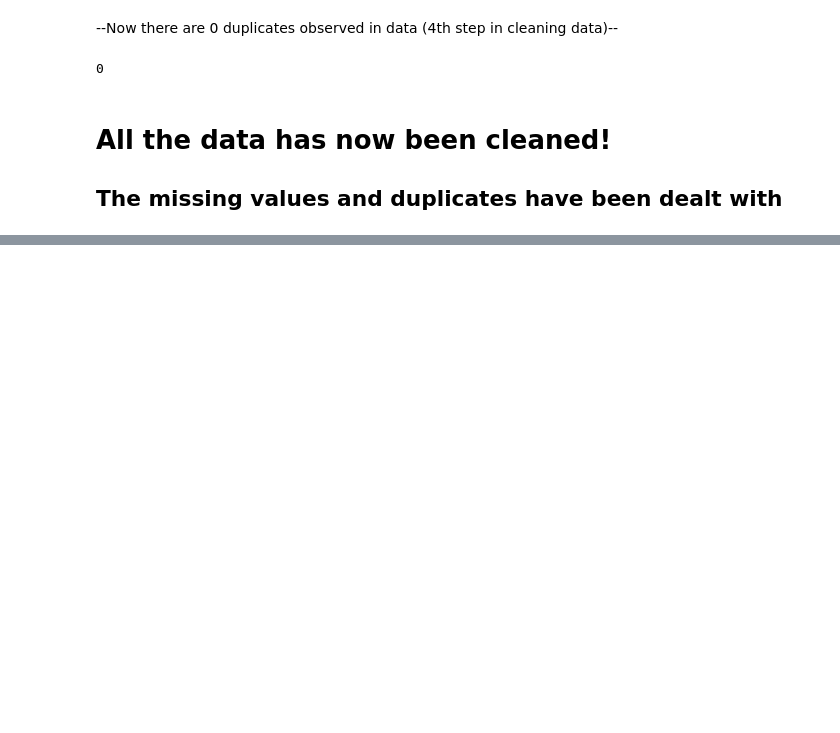
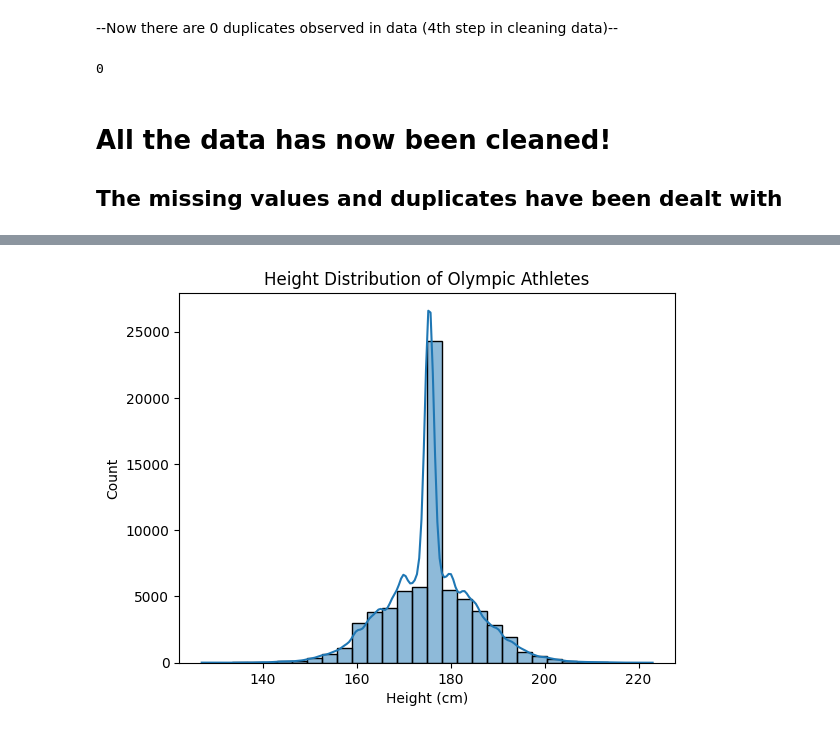
Before and after one commit to srigan-s/UWDSC-EDA-Interview, a Jupyter notebook: olympics.ipynb, the cells around one changed output, grey strips where cells are left out. Saved outputs shown, nothing was run; the diff lists cells and outputs as text; code cells hidden in the pictures; blank space fills up the shorter version.

```diff
--- a/olympics.ipynb
+++ b/olympics.ipynb
@@ -184,0 +188,8 @@ data.duplicated().sum()
+# %%
+sns.histplot(data["Height"], bins=30, kde=True)
+plt.title("Height Distribution of Olympic Athletes")
+plt.xlabel("Height (cm)")
+plt.ylabel("Count")
+plt.show()
+# %% [output]
+[figure, added]
```
Also changed, not shown: parts of 13 cells of this notebook.
